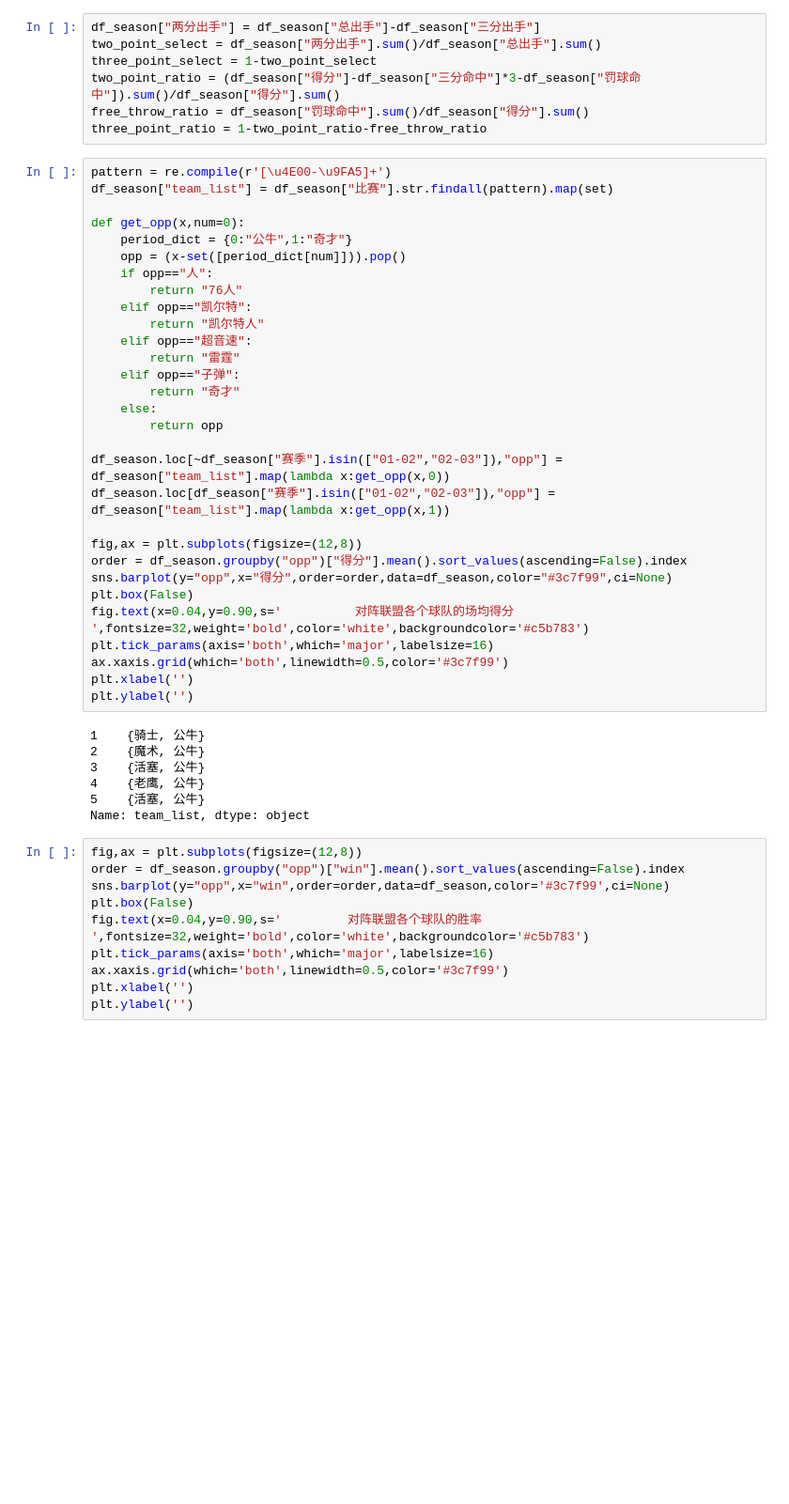
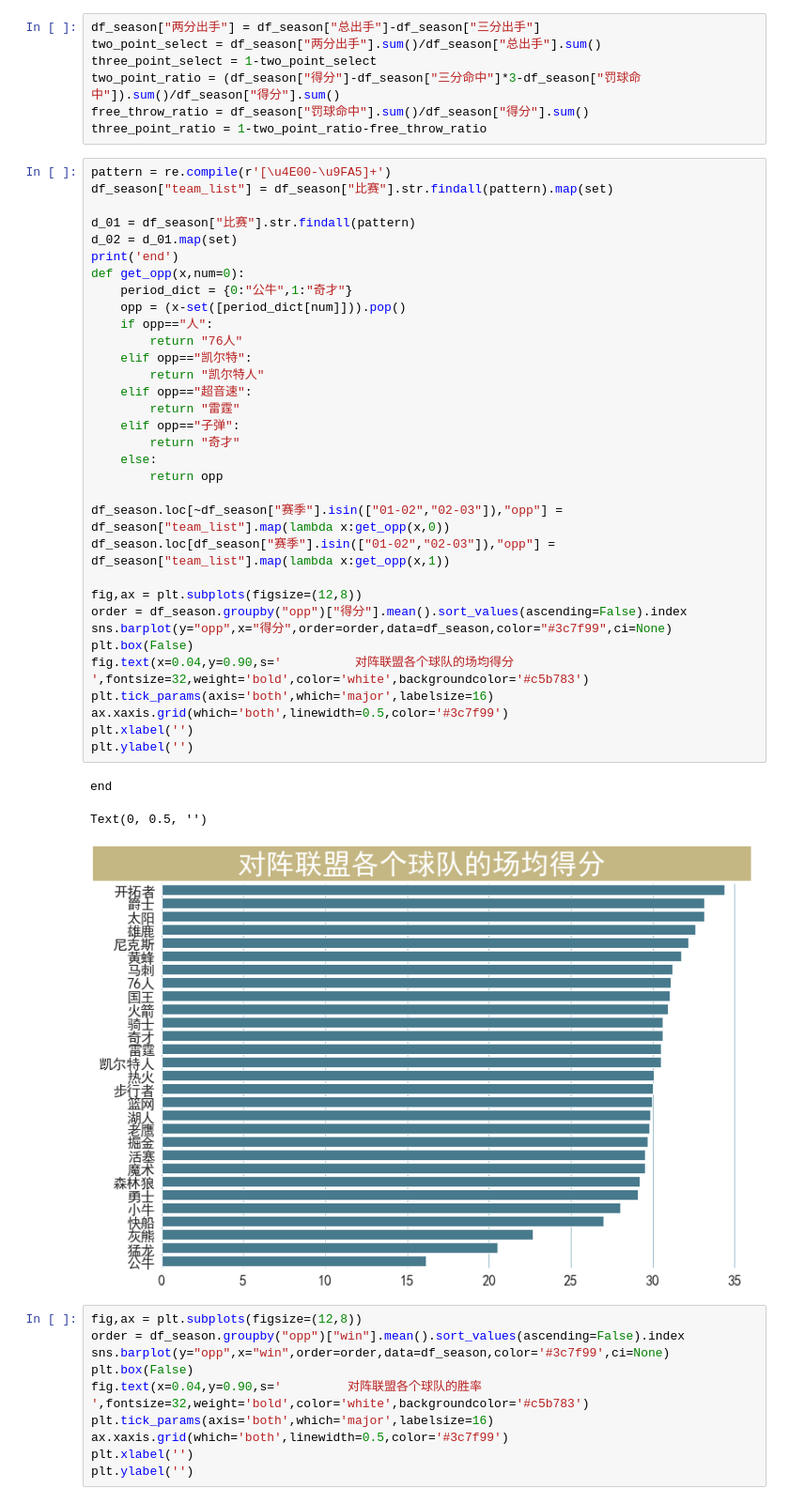
Before and after one commit to VitaHeng/Data_Demo, a Jupyter notebook: Python/project/nba_Jordan_analysis.ipynb, the cells around one changed output. Shown: that part at 94% size. Cells and saved outputs as stored; diff of their text form; blank space fills up the shorter version.

```diff
--- a/Python/project/nba_Jordan_analysis.ipynb
+++ b/Python/project/nba_Jordan_analysis.ipynb
@@ -86,39 +85,39 @@ three_point_ratio = 1-two_point_ratio-free_throw_ratio
 pattern = re.compile(r'[\u4E00-\u9FA5]+')
 df_season["team_list"] = df_season["比赛"].str.findall(pattern).map(set)
 
+d_01 = df_season["比赛"].str.findall(pattern)
+d_02 = d_01.map(set)
+print('end')
 def get_opp(x,num=0):
     period_dict = {0:"公牛",1:"奇才"}
     opp = (x-set([period_dict[num]])).pop()
     if opp=="人":
         return "76人"
     elif opp=="凯尔特":
         return "凯尔特人"
     elif opp=="超音速":
         return "雷霆"
     elif opp=="子弹":
         return "奇才"
     else:
         return opp
 
 df_season.loc[~df_season["赛季"].isin(["01-02","02-03"]),"opp"] = df_season["team_list"].map(lambda x:get_opp(x,0))
 df_season.loc[df_season["赛季"].isin(["01-02","02-03"]),"opp"] = df_season["team_list"].map(lambda x:get_opp(x,1))
 
 fig,ax = plt.subplots(figsize=(12,8))
 order = df_season.groupby("opp")["得分"].mean().sort_values(ascending=False).index
 sns.barplot(y="opp",x="得分",order=order,data=df_season,color="#3c7f99",ci=None)
 plt.box(False)
 fig.text(x=0.04,y=0.90,s='          对阵联盟各个球队的场均得分          ',fontsize=32,weight='bold',color='white',backgroundcolor='#c5b783')
 plt.tick_params(axis='both',which='major',labelsize=16)
 ax.xaxis.grid(which='both',linewidth=0.5,color='#3c7f99')
 plt.xlabel('')
 plt.ylabel('')
 # %% [output]
-1    {骑士, 公牛}
-2    {魔术, 公牛}
-3    {活塞, 公牛}
-4    {老鹰, 公牛}
-5    {活塞, 公牛}
-Name: team_list, dtype: object
+end
+Text(0, 0.5, '')
+[figure, added]
 # %%
 fig,ax = plt.subplots(figsize=(12,8))
 order = df_season.groupby("opp")["win"].mean().sort_values(ascending=False).index
```
Also changed, not shown: parts of 1 cell of this notebook, 8 other files.
